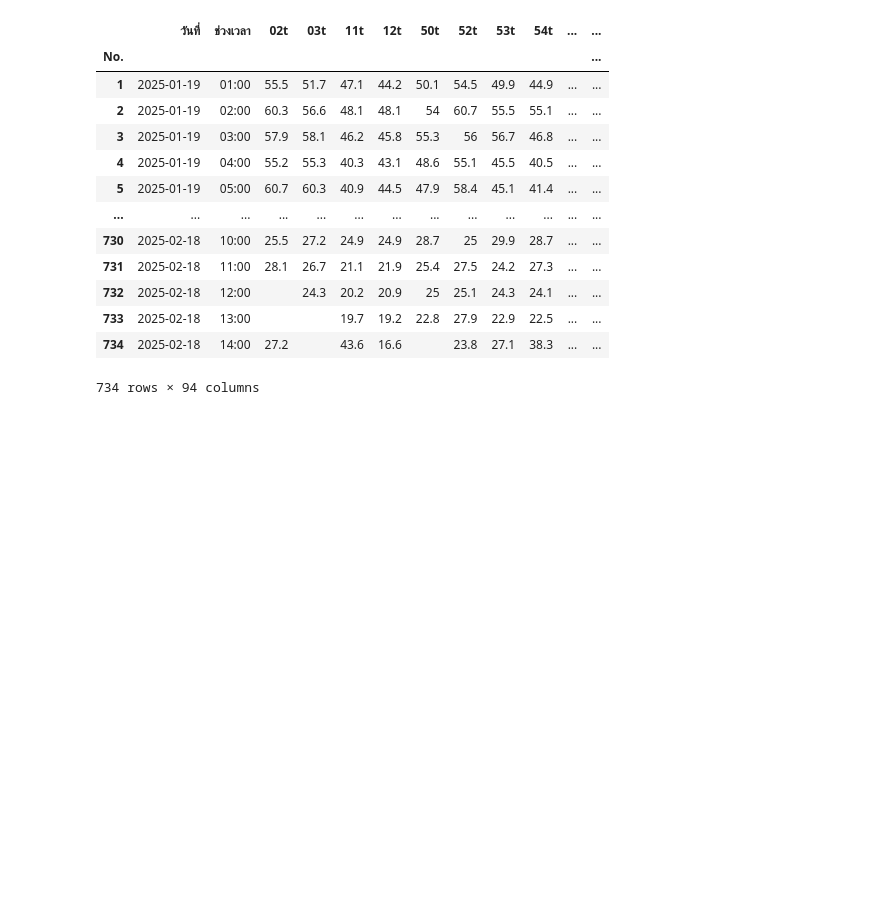
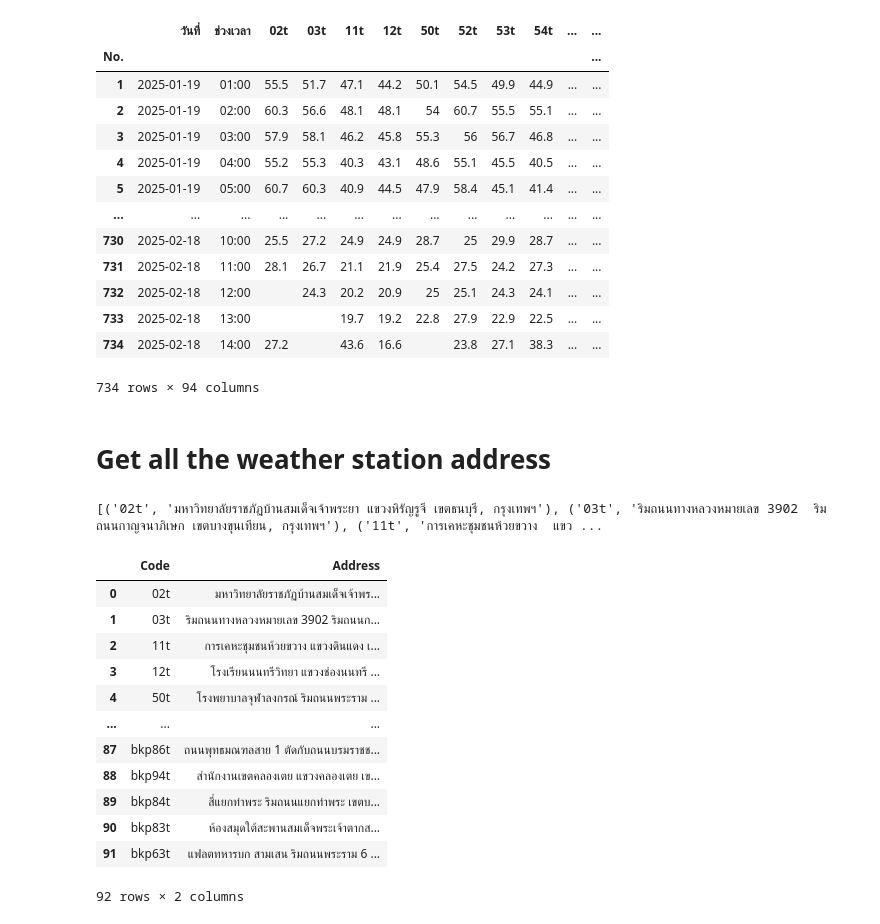
Before and after one commit to GemsLoveNLP/PM25, a Jupyter notebook: extract.ipynb, the cells around one changed output. Saved outputs shown, nothing was run; the diff lists cells and outputs as text; code cells hidden in the pictures; blank space fills up the shorter version.

```diff
--- a/extract.ipynb
+++ b/extract.ipynb
@@ -74,3 +79,48 @@ df
 734 rows × 94 columns
 # %%
 df.to_csv("data.csv")
+# %% [markdown]
+# Get all the weather station address
+# %%
+# Read the HTML file
+with open('data/27.html', 'r', encoding='utf-8') as file:
+      content = file.read()
+
+soup = BeautifulSoup(content, 'html.parser')
+
+# Find all <text> tags inside <g> elements
+text_elements = soup.find_all("text")
+
+# Updated regex to capture station codes like "bkp100t", "22t", etc.
+pattern = re.compile(r"([a-zA-Z]*\d+[a-zA-Z]*) \((.+)\)")
+
+data = []
+
+for text in text_elements:
+    match = pattern.search(text.text.strip())
+    if match:
+        station_code = match.group(1)
+        thai_address = match.group(2)
+        data.append((station_code, thai_address))
+
+# Output the extracted list
+print(data)
+# %% [output]
+[('02t', 'มหาวิทยาลัยราชภัฏบ้านสมเด็จเจ้าพระยา แขวงหิรัญรูจี เขตธนบุรี, กรุงเทพฯ'), ('03t', 'ริมถนนทางหลวงหมายเลข 3902  ริมถนนกาญจนาภิเษก เขตบางขุนเทียน, กรุงเทพฯ'), ('11t', 'การเคหะชุมชนห้วยขวาง  แขว ...
+# %%
+addr_df = pd.DataFrame({"Code": [d[0] for d in data], "Address": [d[1] for d in data]})
+addr_df
+# %% [output]
+|  | Code | Address |
+| 0 | 02t | มหาวิทยาลัยราชภัฏบ้านสมเด็จเจ้าพร... |
+| 1 | 03t | ริมถนนทางหลวงหมายเลข 3902 ริมถนนก... |
+| 2 | 11t | การเคหะชุมชนห้วยขวาง แขวงดินแดง เ... |
+| 3 | 12t | โรงเรียนนนทรีวิทยา แขวงช่องนนทรี ... |
+| 4 | 50t | โรงพยาบาลจุฬาลงกรณ์ ริมถนนพระราม ... |
+| ... | ... | ... |
+| 87 | bkp86t | ถนนพุทธมณฑลสาย 1 ตัดกับถนนบรมราชช... |
+| 88 | bkp94t | สำนักงานเขตคลองเตย แขวงคลองเตย เข... |
+| 89 | bkp84t | สี่แยกท่าพระ ริมถนนแยกท่าพระ เขตบ... |
+| 90 | bkp83t | ห้องสมุดใต้สะพานสมเด็จพระเจ้าตากส... |
+| 91 | bkp63t | แฟลตทหารบก สามเสน ริมถนนพระราม 6 ... |
+92 rows × 2 columns
```
Also changed, not shown: parts of 7 cells of this notebook, 4 other files.
